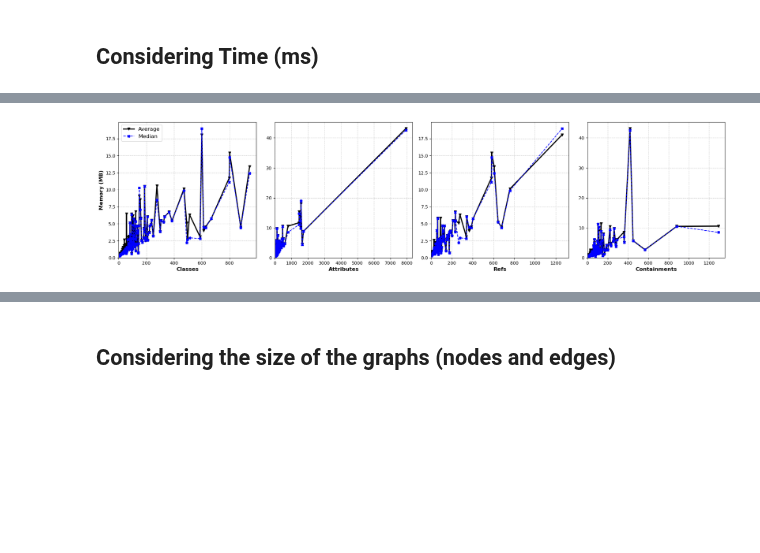
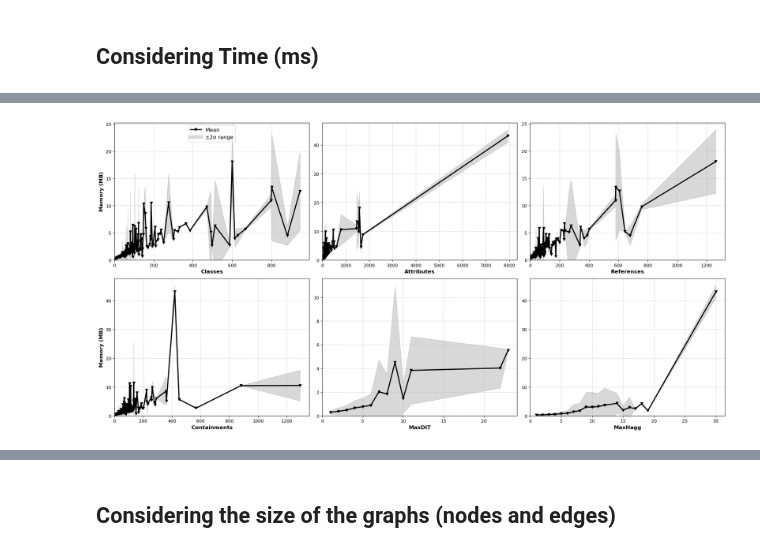
Before and after one commit to geodes-sms/NeoModelingFramework, a Jupyter notebook: Evaluation/analysis/RQ2-results-analysis.ipynb, the cells around one changed output, grey strips where cells are left out. Saved outputs shown, nothing was run; the diff lists cells and outputs as text; code cells hidden in the pictures; blank space fills up the shorter version.

```diff
--- a/Evaluation/analysis/RQ2-results-analysis.ipynb
+++ b/Evaluation/analysis/RQ2-results-analysis.ipynb
@@ -133,3 +80,11 @@ plt.show()
+# %%
+def remove_outliers(series):
+    q1 = series.quantile(0.25)
+    q3 = series.quantile(0.75)
+    iqr = q3 - q1
+    lower = q1 - 1.5 * iqr
+    upper = q3 + 1.5 * iqr
+    return series[(series >= lower) & (series <= upper)]
 # %%
 import matplotlib.pyplot as plt
 import matplotlib.lines as mlines
@@ -303,40 +151,63 @@ plt.show()
 # %%
 import matplotlib.pyplot as plt
-import matplotlib.cm as cm
 import matplotlib.lines as mlines
 import pandas as pd
 
-props = ['classes', 'attributes', 'refs', 'containments']
 for i, df in enumerate(dfs):
     df['run'] = i
 runs_df = pd.concat(dfs, ignore_index=True)
 combined_df = pd.merge(runs_df, valid_df, on='model', suffixes=('_run', '_model'))
 
-fig, axes = plt.subplots(1, 4, figsize=(20, 5))
+props = ['classes', 'attributes', 'refs', 'containments', 'maxDIT', 'maxHagg']
+axis_labels = {
+    'classes': 'Classes',
+    'attributes': 'Attributes',
+    'refs': 'References',
+    'containments': 'Containments',
+    'maxDIT': 'MaxDIT',
+    'maxHagg': 'MaxHagg'
+}
+fig, axes = plt.subplots(2, 3, figsize=(20, 10))
+
+g = 2  # number of std deviations for the band
+
+combined_df['mem'] = combined_df['mem'] / 1024  # convert KB → MB
 
 for idx, prop in enumerate(props):
-    avg_mem = combined_df.groupby(prop)['mem'].mean() / 1024       # KB to MB
-    med_mem = combined_df.groupby(prop)['mem'].median() / 1024     # KB to MB
+    grouped = combined_df.groupby(prop)['mem']
+    mean = grouped.apply(lambda s: remove_outliers(s).mean())
+    std  = grouped.apply(lambda s: remove_outliers(s).std())
+    lower = mean - g * std
+    upper = mean + g * std
+    cv = 100 * (std / mean)
 
-    ax = axes[idx]
-    ax.plot(avg_mem.index, avg_mem.values, color='black', linewidth=2.5, label='Average', marker='v')
-    ax.plot(med_mem.index, med_mem.values, color='blue', linewidth=1.5, label='Median', marker='X', linestyle='--')
-    ax.set_xlabel(prop.capitalize(), fontsize=12, fontweight='bold')
+    # Correct axis indexing
+    ax = axes[idx // 3, idx % 3]
 
-    if idx == 0:
+    # Plot mean line
+    ax.plot(mean.index, mean.values, color='black', linewidth=2.5, label='Mean', marker='v')
+
+    # Shaded band
+    ax.fill_between(mean.index, lower, upper, color='gray', alpha=0.3, label=f'±{g}σ range')
+
+    ax.set_xlabel(axis_labels[prop], fontsize=12, fontweight='bold')
+    if idx % 3 == 0:
         ax.set_ylabel('Memory (MB)', fontsize=12, fontweight='bold')
 
     ax.tick_params(axis='x', labelsize=10)
     ax.tick_params(axis='y', labelsize=10)
     ax.grid(True, linestyle='--', alpha=0.6)
     ax.set_ylim(bottom=0)
     ax.set_xlim(left=0)
-avg_line = mlines.Line2D([], [], color='black', marker='v', label='Average', linewidth=2.5)
-med_line = mlines.Line2D([], [], color='blue', linewidth=1.5, label='Median', marker='X', linestyle='--')
-axes[0].legend(handles=[avg_line, med_line], loc='upper left', fontsize=12, frameon=True)
+
+
+# Legend (on top-left subplot)
+avg_line = mlines.Line2D([], [], color='black', marker='v', label='Mean', linewidth=2.5)
+band_patch = mlines.Line2D([], [], color='gray', linewidth=8, alpha=0.3, label=f'±{g}σ range')
+axes[0, 0].legend(handles=[avg_line, band_patch], loc='upper center', fontsize=12, frameon=True)
 
 plt.tight_layout(pad=1)
 plt.savefig("img/RQ2memavg.pdf", format='pdf', bbox_inches='tight')
 plt.show()
 # %% [output]
-[figure, old version]
+[figure, new version]
```
Also changed, not shown: parts of 12 cells of this notebook, 36 other files.
